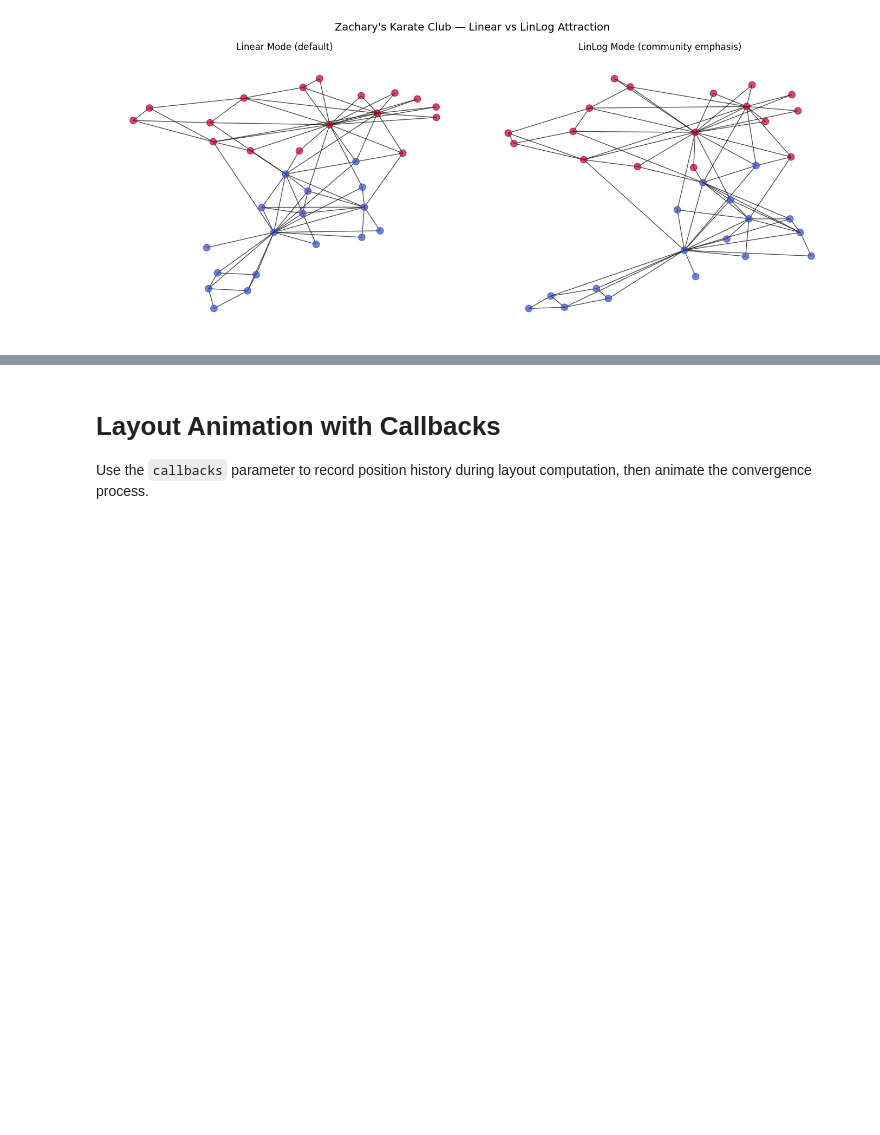
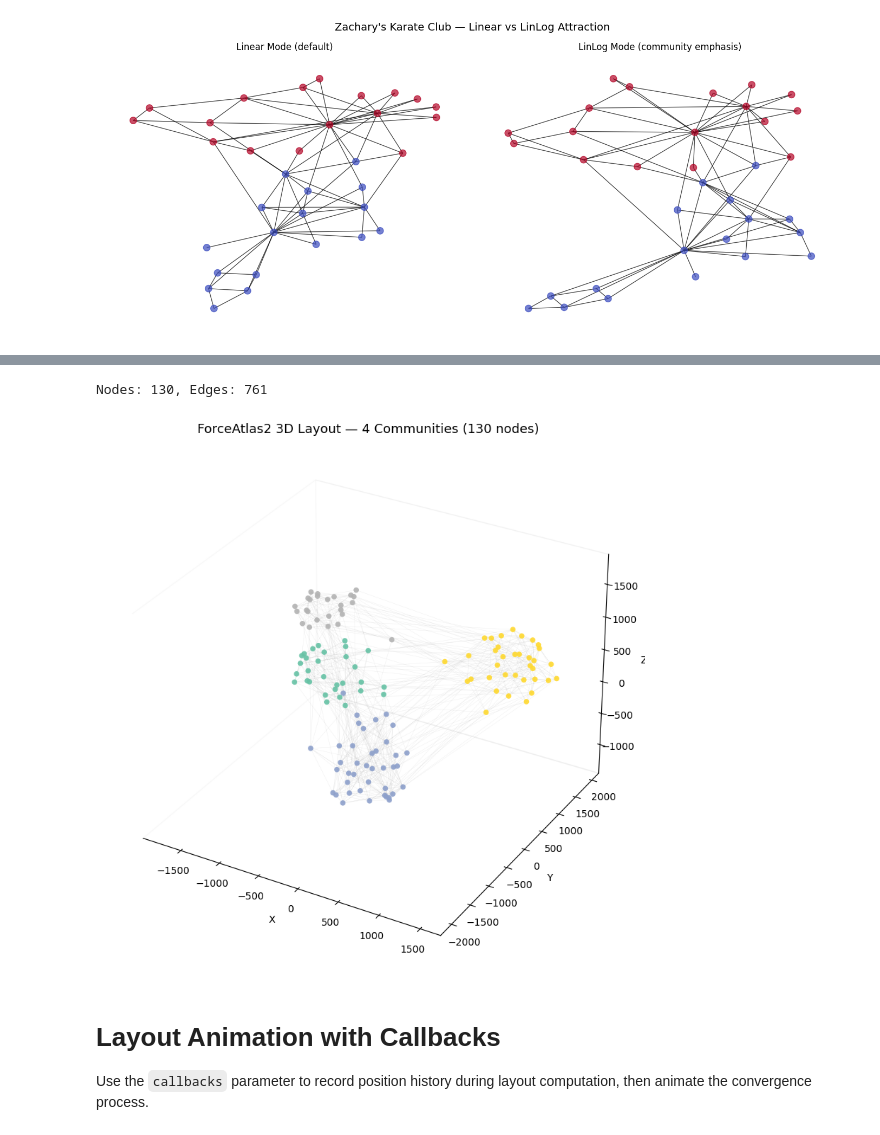
Before and after one commit to bhargavchippada/forceatlas2, a Jupyter notebook: examples/forceatlas2-layout.ipynb, the cells around one changed output, grey strips where cells are left out. Cells and saved outputs as stored; diff of their text form; code cells hidden in the pictures; blank space fills up the shorter version.

```diff
--- a/examples/forceatlas2-layout.ipynb
+++ b/examples/forceatlas2-layout.ipynb
@@ -151,3 +155,52 @@ Nodes: 34, Edges: 78
+# %%
+from mpl_toolkits.mplot3d import Axes3D
+from mpl_toolkits.mplot3d.art3d import Line3DCollection
+
+# Create a graph with community structure
+G_3d = nx.stochastic_block_model([30, 40, 35, 25],
+    [[0.3, 0.02, 0.02, 0.02],
+     [0.02, 0.3, 0.02, 0.02],
+     [0.02, 0.02, 0.3, 0.02],
+     [0.02, 0.02, 0.02, 0.3]], seed=42)
+print(f"Nodes: {G_3d.number_of_nodes()}, Edges: {G_3d.number_of_edges()}")
+node_colors_3d = [G_3d.nodes[n]["block"] for n in G_3d.nodes()]
+
+# Compute 3D layout
+fa_3d = ForceAtlas2(dim=3, seed=42, verbose=False, linLogMode=True, gravity=1.0, scalingRatio=5.0)
+pos_3d = fa_3d.forceatlas2_networkx_layout(G_3d, iterations=1000)
+
+# Extract coordinates
+coords = np.array([pos_3d[n] for n in G_3d.nodes()])
+xs, ys, zs = coords[:, 0], coords[:, 1], coords[:, 2]
+
+# Plot
+fig = plt.figure(figsize=(10, 8))
+ax = fig.add_subplot(111, projection="3d")
+
+# Draw edges
+edge_coords = []
+for u, v in G_3d.edges():
+    edge_coords.append([pos_3d[u], pos_3d[v]])
+edge_collection = Line3DCollection(edge_coords, colors="#888888", linewidths=0.3, alpha=0.15)
+ax.add_collection3d(edge_collection)
+
+# Draw nodes
+scatter = ax.scatter(xs, ys, zs, c=node_colors_3d, cmap=plt.cm.Set2,
+                     s=30, alpha=0.9, edgecolors="none")
+
+ax.set_title("ForceAtlas2 3D Layout — 4 Communities (130 nodes)", fontsize=13)
+ax.set_xlabel("X")
+ax.set_ylabel("Y")
+ax.set_zlabel("Z")
+ax.grid(False)
+ax.xaxis.pane.fill = False
+ax.yaxis.pane.fill = False
+ax.zaxis.pane.fill = False
+plt.tight_layout()
+plt.show()
+# %% [output]
+Nodes: 130, Edges: 761
+[figure, added]
 # %% [markdown]
 # Layout Animation with Callbacks
 
```
Also changed, not shown: parts of 5 cells of this notebook, 24 other files.
